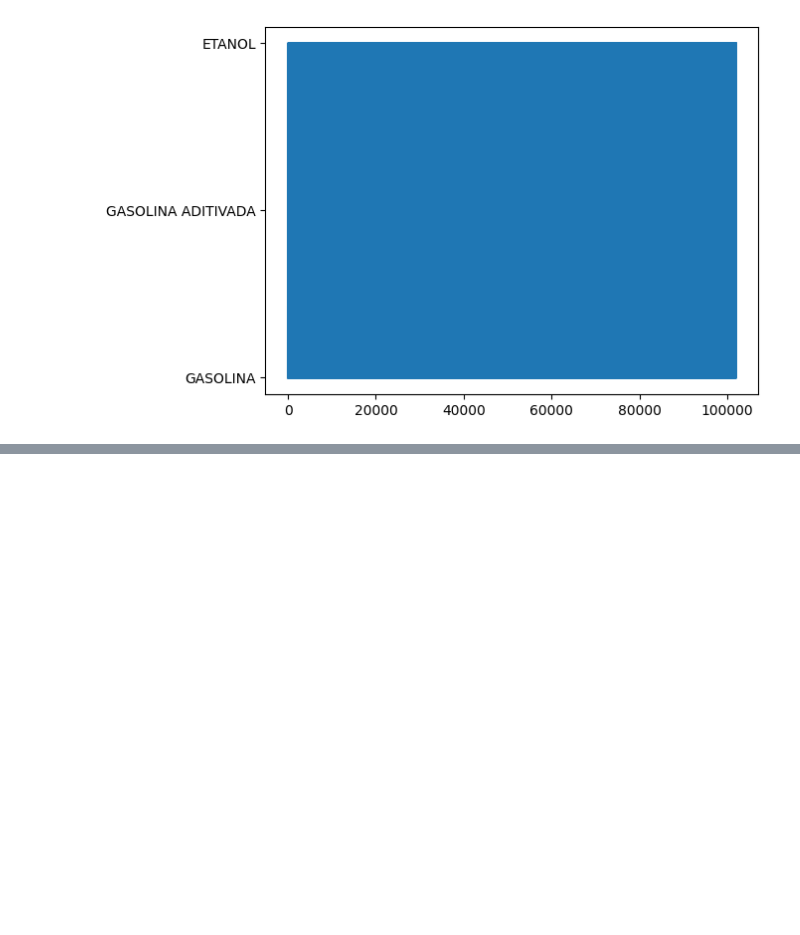
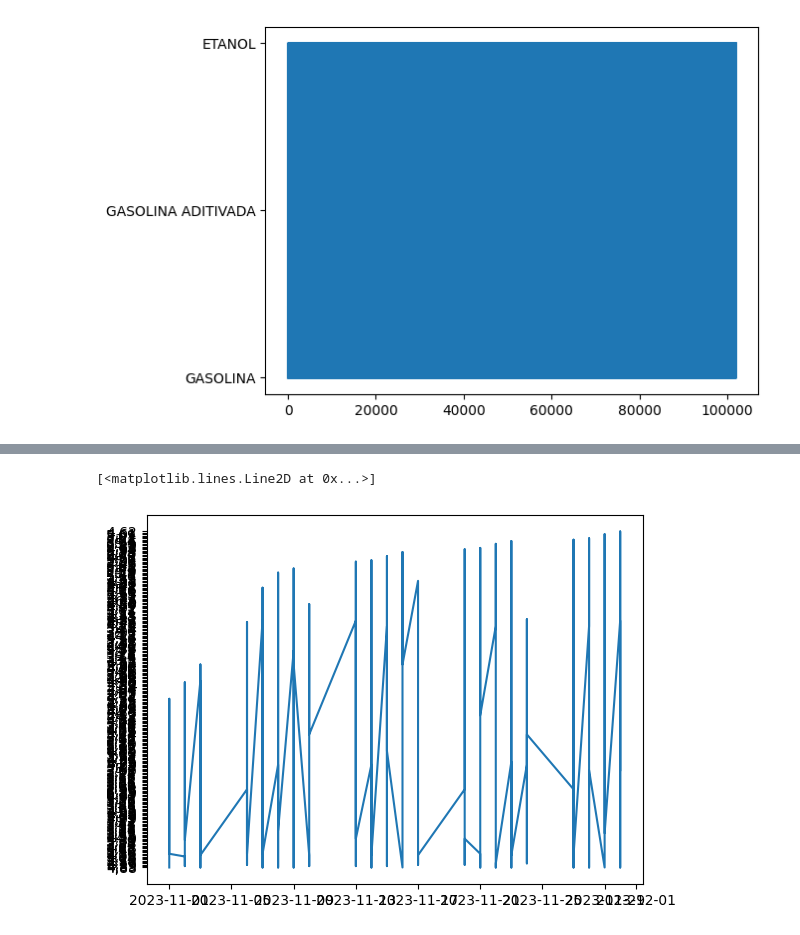
Before and after one commit to arthurlorran1/Projeto-4, a Jupyter notebook: notebook.ipynb, the cells around one changed output, grey strips where cells are left out. Saved outputs shown, nothing was run; the diff lists cells and outputs as text; code cells hidden in the pictures; blank space fills up the shorter version.

```diff
--- a/notebook.ipynb
+++ b/notebook.ipynb
@@ -245,0 +280,9 @@ plt.plot(tabela['Produto'])
+# %%
+etanol_novembro = etanol[etanol['Data da Coleta'].dt.month == 11]
+
+#etanol[etanol['Data da Coleta'].dt.month == 11].plot(etanol['Valor de Venda'])
+
+plt.plot(etanol_novembro['Data da Coleta'], etanol_novembro['Valor de Venda'])
+# %% [output]
+[<matplotlib.lines.Line2D at 0x...>]
+[figure, added]
```
Also changed, not shown: parts of 12 cells of this notebook.
